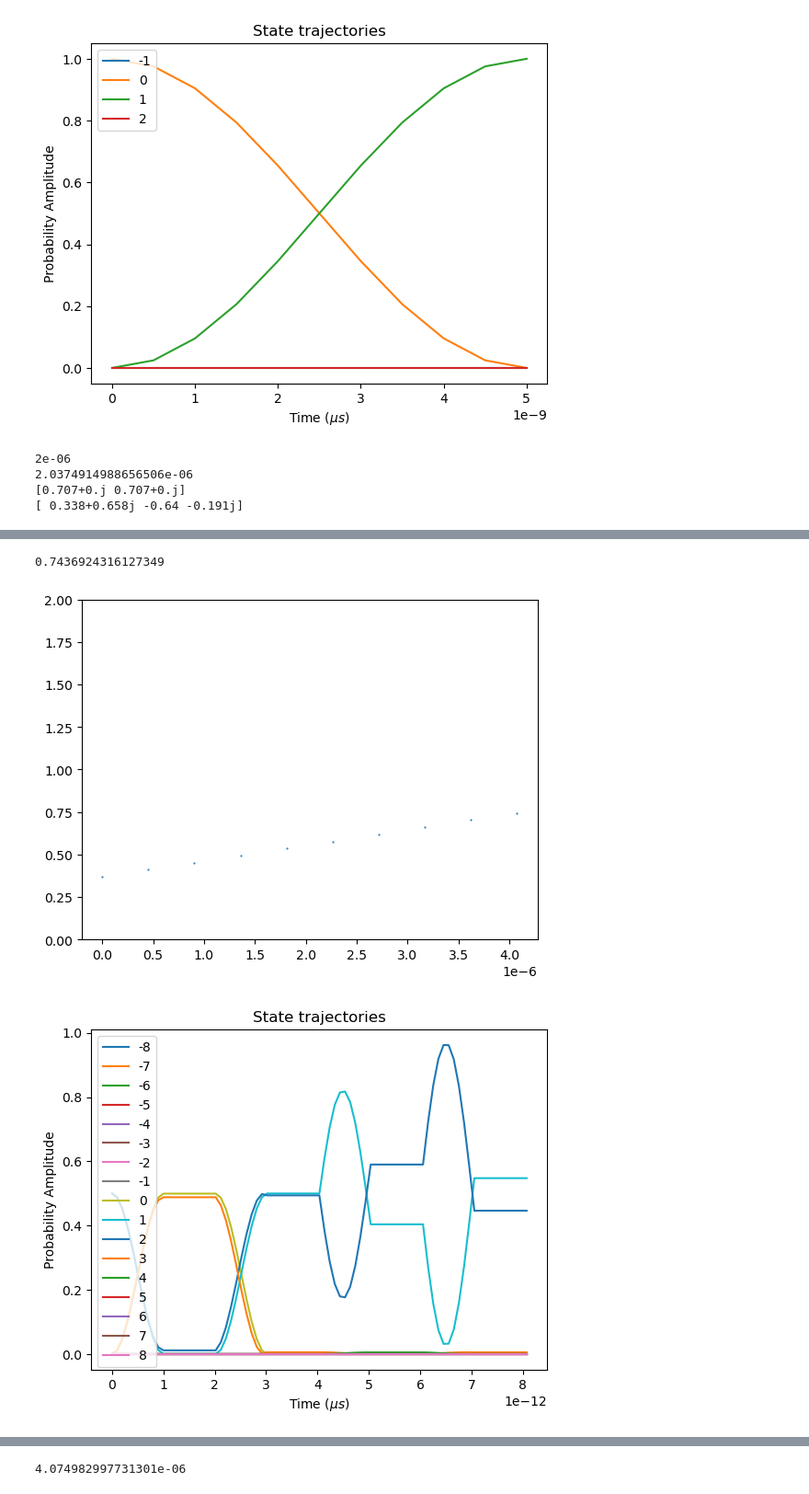
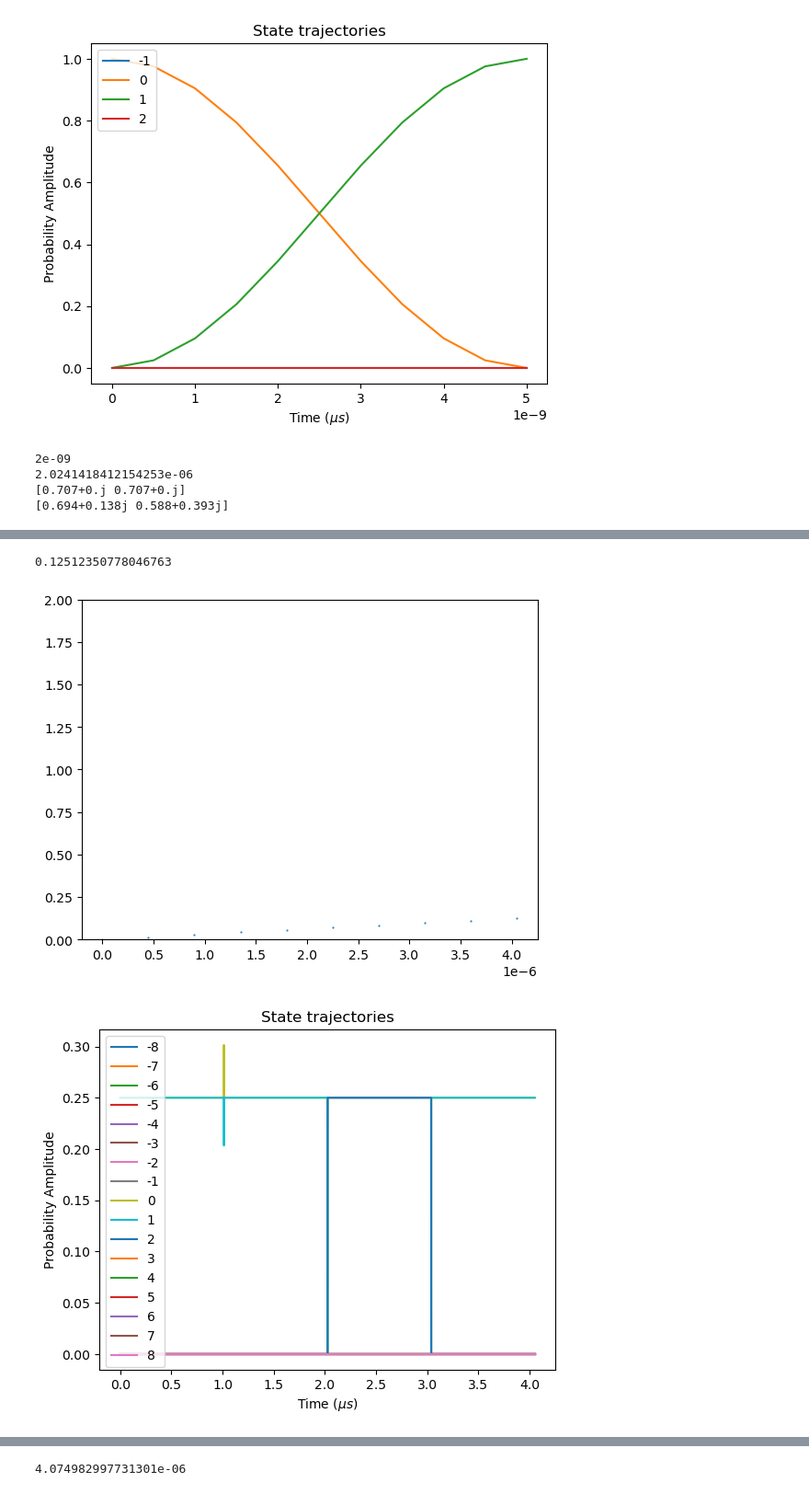
Before and after one commit to tr2g20/simulations, a Jupyter notebook: MDFE_testing.ipynb, the cells around one changed output, grey strips where cells are left out. Shown at 92% size. Cells and saved outputs as stored; diff of their text form; code cells hidden in the pictures.

```diff
--- a/MDFE_testing.ipynb
+++ b/MDFE_testing.ipynb
@@ -67,14 +67,14 @@ p_min = -8
 p_max = 8
 basis = np.arange(p_min, p_max + 1)
 
-rabi_freq = 2*pi*5e5
+rabi_freq = 2*pi*5e8
 rabi_time = 2*pi/rabi_freq
 
 time_steps = 10
 durations = np.linspace(0, pi/(8*dR), 10)
 atom_phases = np.zeros(len(durations))
 
-indices = [9,10]
+indices = [8,9]
 
 initial_state = np.zeros(shape=len(basis), dtype=np.complex128)
 initial_state[indices[0]] = 1
@@ -136,7 +136,7 @@ print(atom_phases[-1]/pi)
 
 # plt.show()
 # %% [output]
-2e-06
-2.0374914988656506e-06
+2e-09
+2.0241418412154253e-06
 [0.707+0.j 0.707+0.j]
-[ 0.338+0.658j -0.64 -0.191j]
+[0.694+0.138j 0.588+0.393j]
@@ -144,3 +144,3 @@ print(atom_phases[-1]/pi)
-0.7436924316127349
+0.12512350778046763
-[figure, old version]
+[figure, new version]
-[figure, old version]
+[figure, new version]
```
Also changed, not shown: parts of 2 cells of this notebook, 6 other files.
